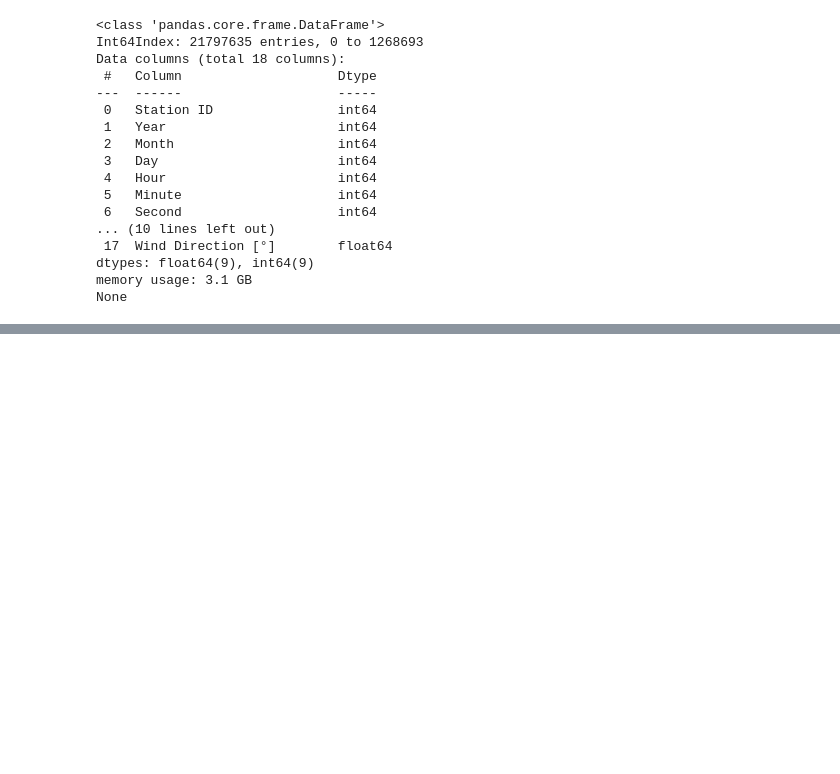
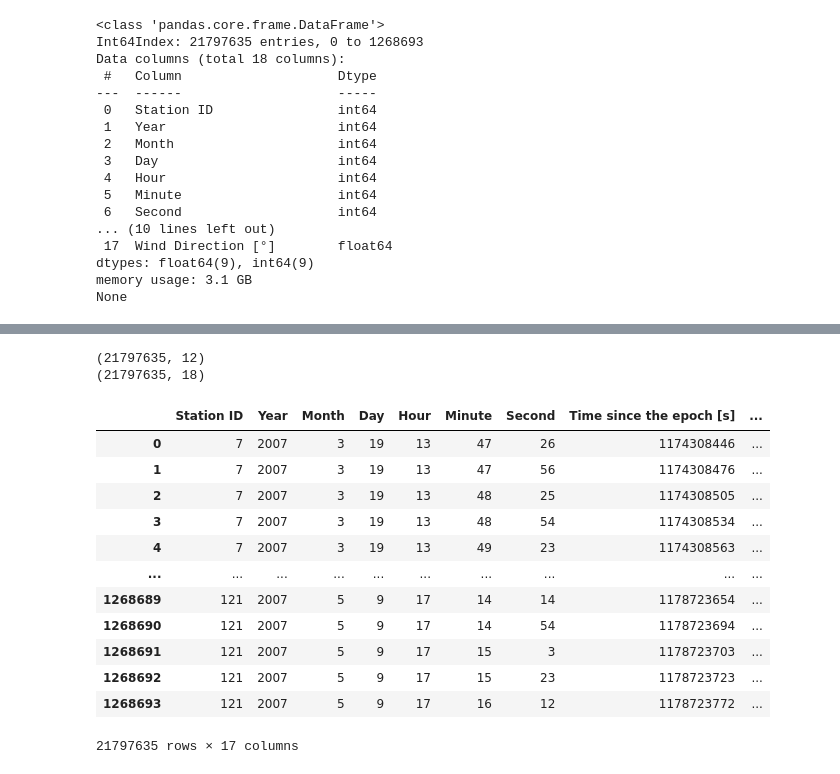
Before and after one commit to Esmidth/CCS_TA_implement, a Jupyter notebook: lune.ipynb, the cells around one changed output, grey strips where cells are left out. Cells and saved outputs as stored; diff of their text form; code cells hidden in the pictures; blank space fills up the shorter version.

```diff
--- a/lune.ipynb
+++ b/lune.ipynb
@@ -395,0 +418,3 @@ dfs.to_hdf('data.h5',key='dfs',mode='w')
+# %%
+dfs = pd.read_hdf('data.h5','dfs')
+print(dfs.info(memory_usage='deep'))
@@ -395,0 +509,6 @@ dfs.to_hdf('data.h5',key='dfs',mode='w')
+# %%
+print(df_sub.shape)
+print(dfs.shape)
+# %% [output]
+(21797635, 12)
+(21797635, 18)
@@ -395,0 +519,16 @@ dfs.to_hdf('data.h5',key='dfs',mode='w')
+# %%
+dfs.drop(['Wind Direction [°]'],axis=1)
+# %% [output]
+|  | Station ID | Year | Month | Day | Hour | Minute | Second | Time since the epoch [s] | ... |
+| 0 | 7 | 2007 | 3 | 19 | 13 | 47 | 26 | 1174308446 | ... |
+| 1 | 7 | 2007 | 3 | 19 | 13 | 47 | 56 | 1174308476 | ... |
+| 2 | 7 | 2007 | 3 | 19 | 13 | 48 | 25 | 1174308505 | ... |
+| 3 | 7 | 2007 | 3 | 19 | 13 | 48 | 54 | 1174308534 | ... |
+| 4 | 7 | 2007 | 3 | 19 | 13 | 49 | 23 | 1174308563 | ... |
+| ... | ... | ... | ... | ... | ... | ... | ... | ... | ... |
+| 1268689 | 121 | 2007 | 5 | 9 | 17 | 14 | 14 | 1178723654 | ... |
+| 1268690 | 121 | 2007 | 5 | 9 | 17 | 14 | 54 | 1178723694 | ... |
+| 1268691 | 121 | 2007 | 5 | 9 | 17 | 15 | 3 | 1178723703 | ... |
+| 1268692 | 121 | 2007 | 5 | 9 | 17 | 15 | 23 | 1178723723 | ... |
+| 1268693 | 121 | 2007 | 5 | 9 | 17 | 16 | 12 | 1178723772 | ... |
+21797635 rows × 17 columns
```
Also changed, not shown: parts of 11 cells of this notebook.
